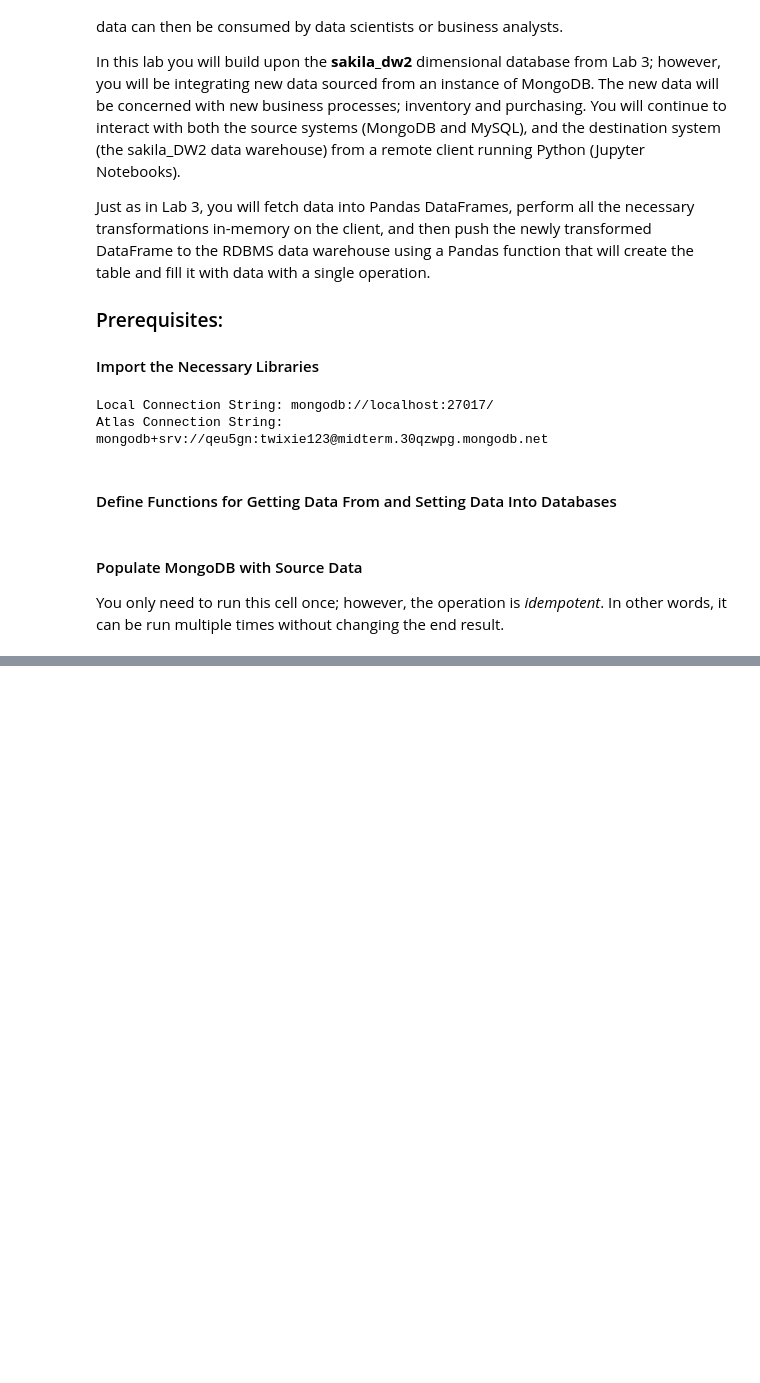
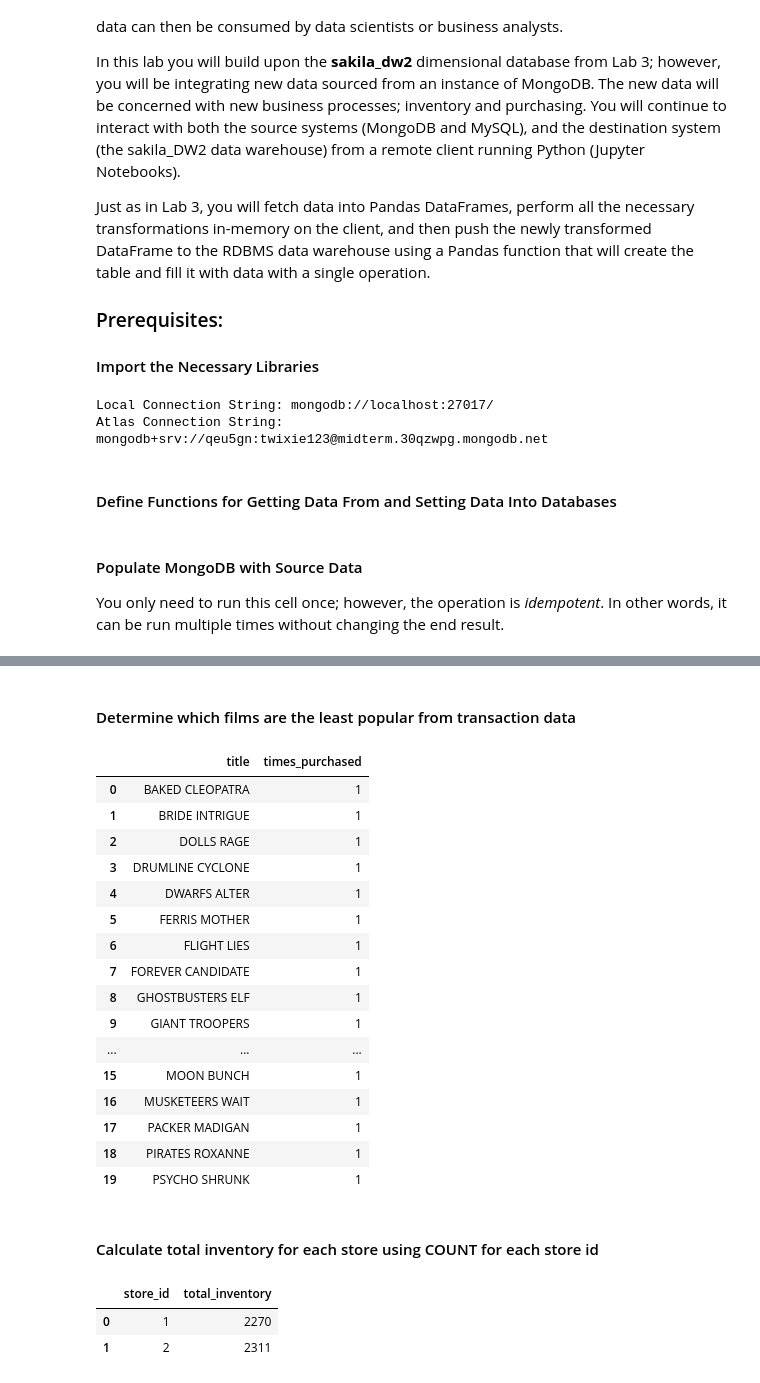
Before and after one commit to amalieharrison/Midterm, a Jupyter notebook: DS 2002 Midterm Project.ipynb, the cells around one changed output, grey strips where cells are left out. Cells and saved outputs as stored; diff of their text form; code cells hidden in the pictures; blank space fills up the shorter version.

```diff
--- a/DS 2002 Midterm Project.ipynb
+++ b/DS 2002 Midterm Project.ipynb
@@ -454,0 +765,44 @@ df_invoices.head(2)
+# %% [markdown]
+#### Determine which films are the least popular from transaction data
+# %%
+db_name = "sakila_dw2"
+
+conn = pymysql.connect(host=host_name, user=user_id, password=pwd, database=db_name)
+
+df = pd.read_sql("SELECT title, COUNT(*) as times_purchased FROM sakila_dw2.fact_film GROUP BY title HAVING times_purchased < 5 ORDER BY times_purchased ASC;", conn)
+
+conn.close()
+df.head(20)
+# %% [output]
+|  | title | times_purchased |
+| 0 | BAKED CLEOPATRA | 1 |
+| 1 | BRIDE INTRIGUE | 1 |
+| 2 | DOLLS RAGE | 1 |
+| 3 | DRUMLINE CYCLONE | 1 |
+| 4 | DWARFS ALTER | 1 |
+| 5 | FERRIS MOTHER | 1 |
+| 6 | FLIGHT LIES | 1 |
+| 7 | FOREVER CANDIDATE | 1 |
+| 8 | GHOSTBUSTERS ELF | 1 |
+| 9 | GIANT TROOPERS | 1 |
+| ... | ... | ... |
+| 15 | MOON BUNCH | 1 |
+| 16 | MUSKETEERS WAIT | 1 |
+| 17 | PACKER MADIGAN | 1 |
+| 18 | PIRATES ROXANNE | 1 |
+| 19 | PSYCHO SHRUNK | 1 |
+# %% [markdown]
+#### Calculate total inventory for each store using COUNT for each store id
+# %%
+db_name = "sakila_dw2"
+
+conn = pymysql.connect(host=host_name, user=user_id, password=pwd, database=db_name)
+
+df = pd.read_sql("SELECT store_id, COUNT(*) AS total_inventory FROM sakila_dw2.dim_inventory GROUP BY store_id;", conn)
+
+conn.close()
+df.head(20)
+# %% [output]
+|  | store_id | total_inventory |
+| 0 | 1 | 2270 |
+| 1 | 2 | 2311 |
```
Also changed, not shown: parts of 62 cells of this notebook.
